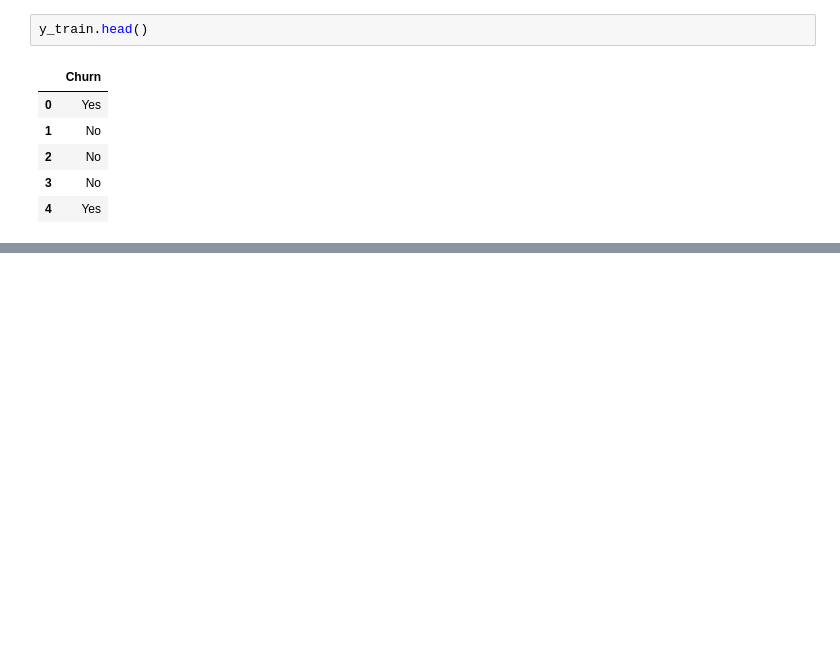
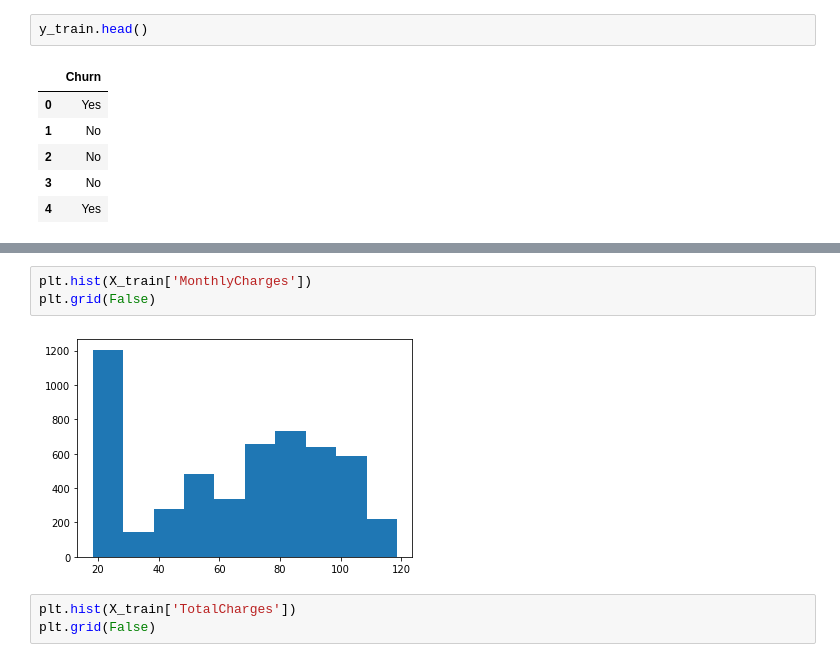
Before and after one commit to karthik-maddukuri/churn-model, a Jupyter notebook: notebooks/01.Initital EDA.ipynb, the cells around one changed output, grey strips where cells are left out. Saved outputs shown, nothing was run; the diff lists cells and outputs as text; blank space fills up the shorter version.

```diff
--- a/notebooks/01.Initital EDA.ipynb
+++ b/notebooks/01.Initital EDA.ipynb
@@ -151,0 +182,8 @@ y_train.head()
+# %%
+plt.hist(X_train['MonthlyCharges'])
+plt.grid(False)
+# %% [output]
+[figure, added]
+# %%
+plt.hist(X_train['TotalCharges'])
+plt.grid(False)
```
Also changed, not shown: parts of 5 cells of this notebook, 1 other file.
